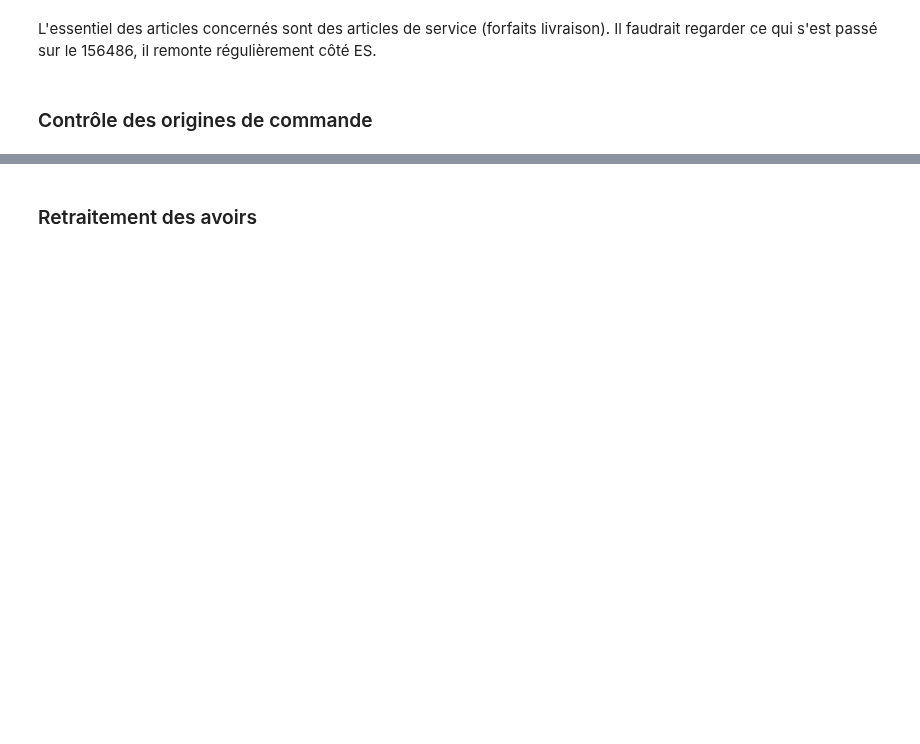
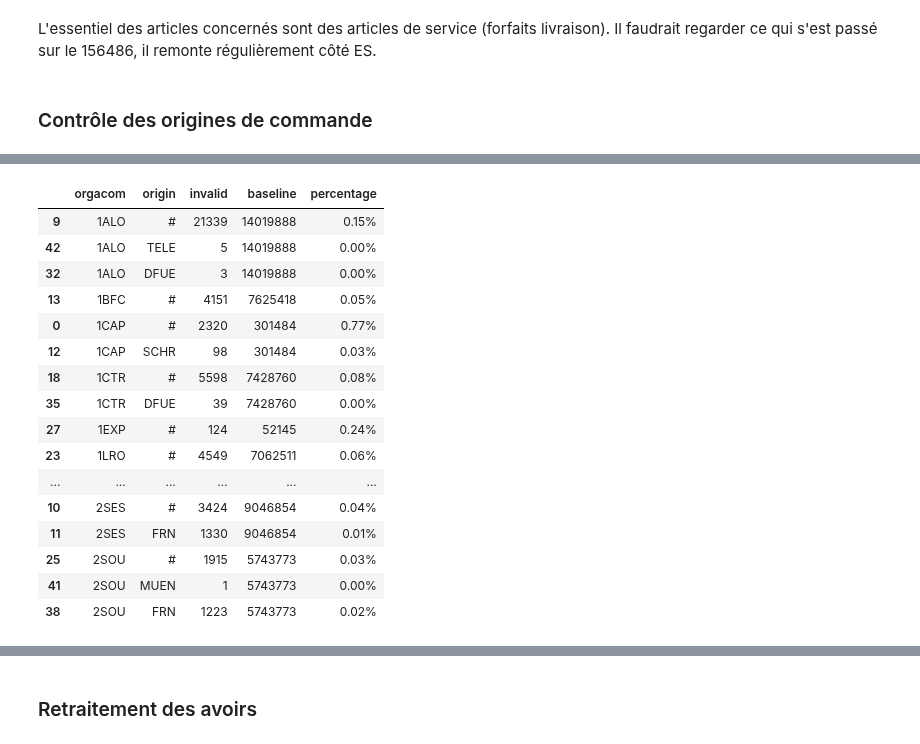
Before and after one commit to UltraDiuve/WebOrNot, a Jupyter notebook: notebooks/DataPreprocessor.ipynb, the cells around one changed output, grey strips where cells are left out. Saved outputs shown, nothing was run; the diff lists cells and outputs as text; code cells hidden in the pictures; blank space fills up the shorter version.

```diff
--- a/notebooks/DataPreprocessor.ipynb
+++ b/notebooks/DataPreprocessor.ipynb
@@ -19,6 +19,7 @@ project_root = str(Path(sys.path[0]).parents[0].absolute())
 project_root
 if project_root not in sys.path:
     sys.path.append(project_root)
+import multiprocessing as mp
 
 from scripts.utils import process_df  # traitement des avoirs
 
@@ -26,3 +27,8 @@ data_path = Path('..') / 'data'
 persist_path = Path('..') / 'persist'
 from IPython.display import display, HTML
 display(HTML("<style>.container { width:90%; }</style>"))
+
+from dask.distributed import LocalCluster, Client
+import dask.dataframe as dd
+client = Client(dashboard_address=':35000') # n_workers=1, threads_per_worker=4, processes=False, memory_limit='2GB'
+client
@@ -58,3 +101,6 @@ orgacom_list = [
+# %%
+for field in raw_data.dtypes.loc[lambda x: x == 'category'].index:
+    raw_data[field] = raw_data[field].cat.set_categories(raw_data[field].head(1).cat.categories)
 # %% [markdown]
 # Contrôle des données
 
@@ -184,0 +237,52 @@ for orgacom in orgacom_list:
+# %%
+valid_origins = ['TV', 'VR', 'WEB', 'EDI']
+
+def ctrle_origin(data, valid_origins=valid_origins):
+    sizes = (
+        data.loc[
+            (data.brutrevenue != 0) &
+            data.doctype.isin(valid_doctypes)
+        ].groupby(['orgacom'], observed=True).size()
+        .compute()
+    ).rename('baseline')
+
+    invalid_origins = (
+        data.loc[
+            (data.brutrevenue != 0) &
+            data.doctype.isin(valid_doctypes) &
+            ~data.origin.isin(valid_origins)
+        ].groupby(['orgacom', 'origin'], observed=True).size()
+        .compute()
+    ).rename('invalid').to_frame()
+    invalid_origins = invalid_origins.reset_index().merge(sizes.reset_index(), on='orgacom', how='left')
+    invalid_origins['percentage'] = invalid_origins['invalid'] / invalid_origins['baseline']
+    return(invalid_origins)
+# %%
+%%time
+with LocalCluster(
+    n_workers=int(0.9 * mp.cpu_count()),
+    processes=True,
+    threads_per_worker=1,
+    dashboard_address=':36000',
+#     memory_limit='2GB',
+#     ip='tcp://localhost:9895',
+) as cluster, Client(cluster) as client:
+    display(ctrle_origin(raw_data).sort_values(['orgacom', 'origin']).style.format({'percentage': lambda x: f'{x:.2%}'}).bar(subset=['percentage'], align='mid', ))
+# %% [output]
+|  | orgacom | origin | invalid | baseline | percentage |
+| 9 | 1ALO | # | 21339 | 14019888 | 0.15% |
+| 42 | 1ALO | TELE | 5 | 14019888 | 0.00% |
+| 32 | 1ALO | DFUE | 3 | 14019888 | 0.00% |
+| 13 | 1BFC | # | 4151 | 7625418 | 0.05% |
+| 0 | 1CAP | # | 2320 | 301484 | 0.77% |
+| 12 | 1CAP | SCHR | 98 | 301484 | 0.03% |
+| 18 | 1CTR | # | 5598 | 7428760 | 0.08% |
+| 35 | 1CTR | DFUE | 39 | 7428760 | 0.00% |
+| 27 | 1EXP | # | 124 | 52145 | 0.24% |
+| 23 | 1LRO | # | 4549 | 7062511 | 0.06% |
+| ... | ... | ... | ... | ... | ... |
+| 10 | 2SES | # | 3424 | 9046854 | 0.04% |
+| 11 | 2SES | FRN | 1330 | 9046854 | 0.01% |
+| 25 | 2SOU | # | 1915 | 5743773 | 0.03% |
+| 41 | 2SOU | MUEN | 1 | 5743773 | 0.00% |
+| 38 | 2SOU | FRN | 1223 | 5743773 | 0.02% |
```
Also changed, not shown: parts of 39 cells of this notebook, 7 other files.
